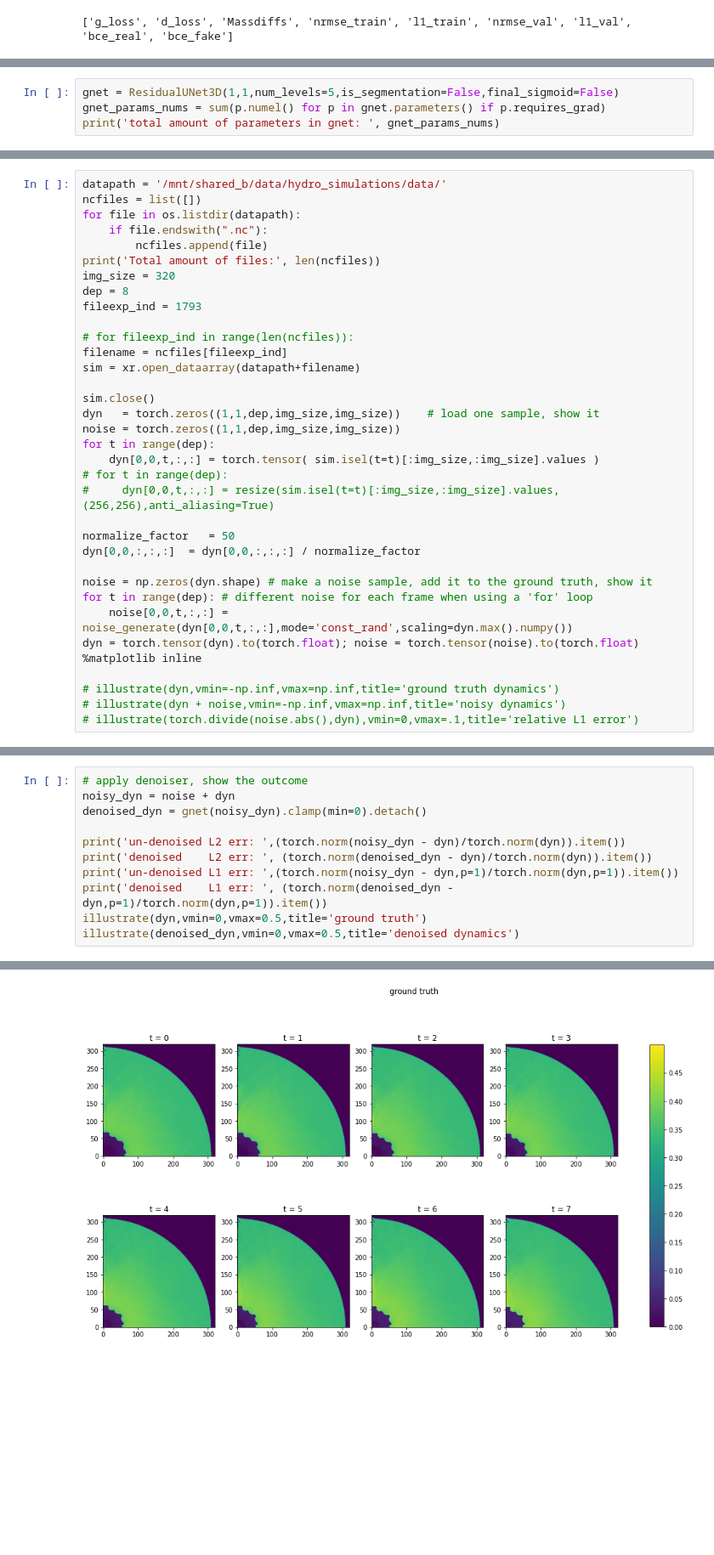
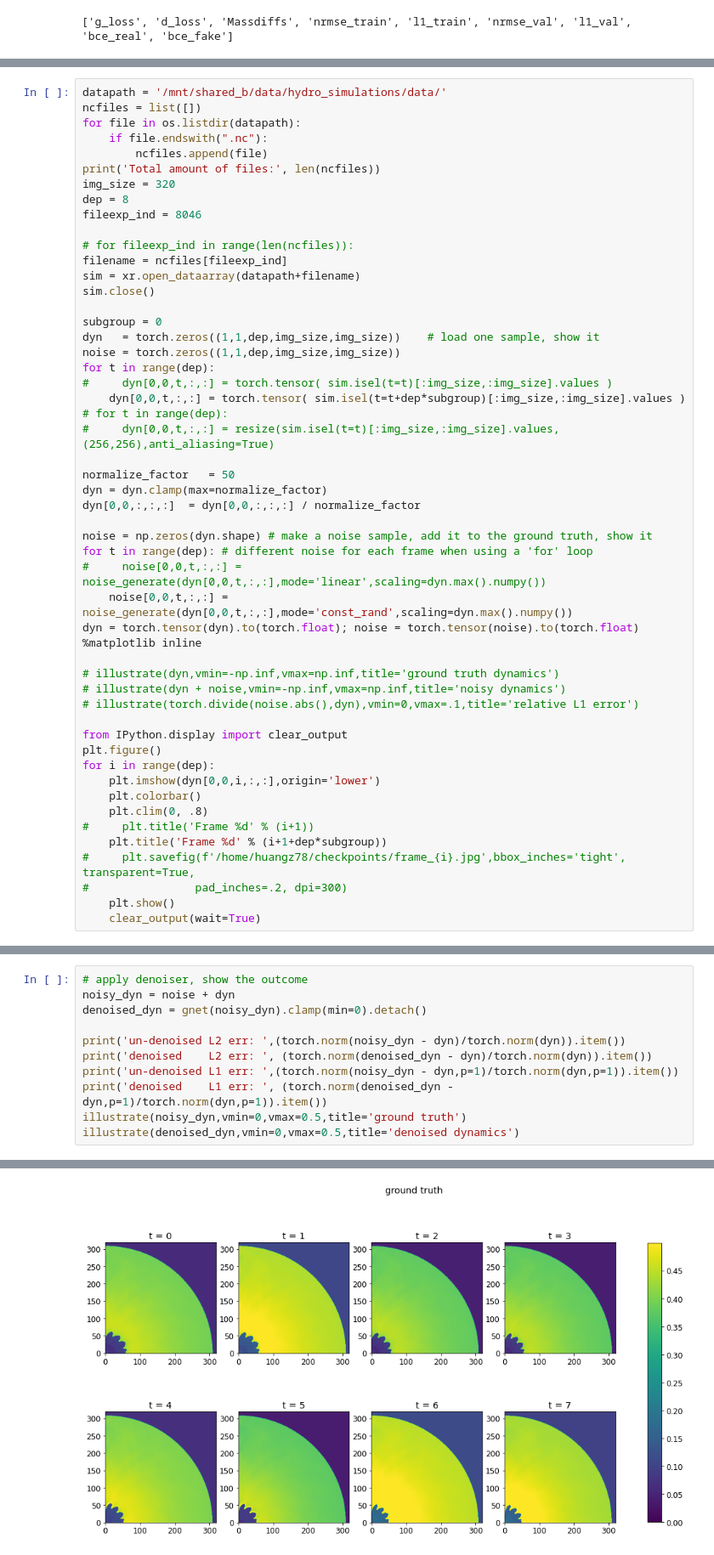
Before and after one commit to zhishenhuang/hydro, a Jupyter notebook: demo.ipynb, the cells around one changed output, grey strips where cells are left out. Shown at 85% size. Saved outputs shown, nothing was run; the diff lists cells and outputs as text; blank space fills up the shorter version.

```diff
--- a/demo.ipynb
+++ b/demo.ipynb
@@ -411,7 +421,3 @@ print('total amount of parameters in gnet: ', gnet_params_nums)
 # %% [output]
  G net is successfully loaded from /home/huangz78/checkpoints/netG_wg.pt!
 total amount of parameters in gnet:  35067331
-# %%
-gnet = ResidualUNet3D(1,1,num_levels=5,is_segmentation=False,final_sigmoid=False)
-gnet_params_nums = sum(p.numel() for p in gnet.parameters() if p.requires_grad)
-print('total amount of parameters in gnet: ', gnet_params_nums)
@@ -436,25 +444,29 @@ for file in os.listdir(datapath):
 print('Total amount of files:', len(ncfiles))
 img_size = 320
 dep = 8
-fileexp_ind = 1793
+fileexp_ind = 8046
 
 # for fileexp_ind in range(len(ncfiles)):
 filename = ncfiles[fileexp_ind]
 sim = xr.open_dataarray(datapath+filename)
+sim.close()
 
-sim.close()
+subgroup = 0
 dyn   = torch.zeros((1,1,dep,img_size,img_size))    # load one sample, show it
 noise = torch.zeros((1,1,dep,img_size,img_size))
 for t in range(dep):
-    dyn[0,0,t,:,:] = torch.tensor( sim.isel(t=t)[:img_size,:img_size].values )
+#     dyn[0,0,t,:,:] = torch.tensor( sim.isel(t=t)[:img_size,:img_size].values )
+    dyn[0,0,t,:,:] = torch.tensor( sim.isel(t=t+dep*subgroup)[:img_size,:img_size].values )
 # for t in range(dep):
 #     dyn[0,0,t,:,:] = resize(sim.isel(t=t)[:img_size,:img_size].values,(256,256),anti_aliasing=True)
 
 normalize_factor   = 50
+dyn = dyn.clamp(max=normalize_factor)
 dyn[0,0,:,:,:]  = dyn[0,0,:,:,:] / normalize_factor
 
 noise = np.zeros(dyn.shape) # make a noise sample, add it to the ground truth, show it
 for t in range(dep): # different noise for each frame when using a 'for' loop
+#     noise[0,0,t,:,:] = noise_generate(dyn[0,0,t,:,:],mode='linear',scaling=dyn.max().numpy())
     noise[0,0,t,:,:] = noise_generate(dyn[0,0,t,:,:],mode='const_rand',scaling=dyn.max().numpy())
 dyn = torch.tensor(dyn).to(torch.float); noise = torch.tensor(noise).to(torch.float)
 %matplotlib inline
@@ -462,4 +474,17 @@ dyn = torch.tensor(dyn).to(torch.float); noise = torch.tensor(noise).to(torch.fl
 # illustrate(dyn,vmin=-np.inf,vmax=np.inf,title='ground truth dynamics')
 # illustrate(dyn + noise,vmin=-np.inf,vmax=np.inf,title='noisy dynamics')
 # illustrate(torch.divide(noise.abs(),dyn),vmin=0,vmax=.1,title='relative L1 error')
+
+from IPython.display import clear_output
+plt.figure()
+for i in range(dep):
+    plt.imshow(dyn[0,0,i,:,:],origin='lower')
+    plt.colorbar()
+    plt.clim(0, .8)
+#     plt.title('Frame %d' % (i+1))
+    plt.title('Frame %d' % (i+1+dep*subgroup))
+#     plt.savefig(f'/home/huangz78/checkpoints/frame_{i}.jpg',bbox_inches='tight', transparent=True,
+#                pad_inches=.2, dpi=300)
+    plt.show()
+    clear_output(wait=True)
 # %% [output]
@@ -487,6 +498,6 @@ print('un-denoised L2 err: ',(torch.norm(noisy_dyn - dyn)/torch.norm(dyn)).item(
 print('denoised    L2 err: ', (torch.norm(denoised_dyn - dyn)/torch.norm(dyn)).item())
 print('un-denoised L1 err: ',(torch.norm(noisy_dyn - dyn,p=1)/torch.norm(dyn,p=1)).item())
 print('denoised    L1 err: ', (torch.norm(denoised_dyn - dyn,p=1)/torch.norm(dyn,p=1)).item())
-illustrate(dyn,vmin=0,vmax=0.5,title='ground truth')
+illustrate(noisy_dyn,vmin=0,vmax=0.5,title='ground truth')
 illustrate(denoised_dyn,vmin=0,vmax=0.5,title='denoised dynamics')
 # %% [output]
@@ -497 +508 @@ denoised    L1 err:  0.08369369059801102
-[figure, old version]
+[figure, new version]
```
Also changed, not shown: parts of 20 cells of this notebook.
